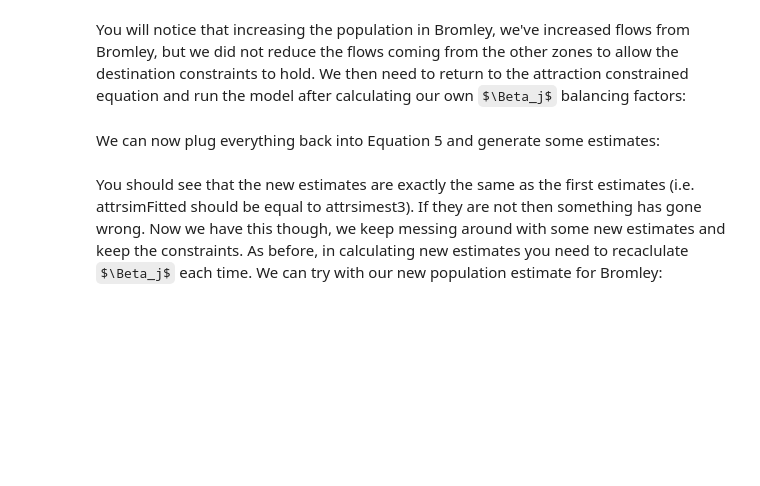
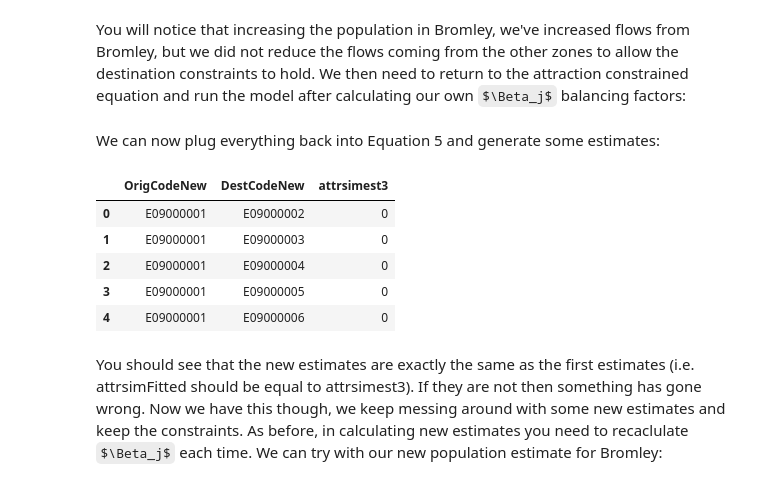
Before and after one commit to hawaiie-star/UrbanSimulation, a Jupyter notebook: Week 3/Practical/Urbsim_Prac_2_new.ipynb, the cells around one changed output. Cells and saved outputs as stored; diff of their text form; code cells hidden in the pictures; some formulas as TeX source; blank space fills up the shorter version.

```diff
--- a/Week 3/Practical/Urbsim_Prac_2_new.ipynb
+++ b/Week 3/Practical/Urbsim_Prac_2_new.ipynb
@@ -608,27 +714,62 @@ You will notice that increasing the population in Bromley, we've increased flows
 # %%
 #calculate some new Oi^alpha and d_ij^beta values
 #called oi2_alpha and dist_beta
+Oi2_origpop_scenario["oi2_alpha"] = (
+    Oi2_origpop_scenario["Oi2_origpop_scenario"] ** alpha
+)
 
+Oi2_origpop_scenario["dist_beta"] = (
+    Oi2_origpop_scenario["Dist_safe"] ** beta
+)
 
 #calcualte the first stage of the Bj values
+Oi2_origpop_scenario["Bj1"] = (
+    Oi2_origpop_scenario["oi2_alpha"] *
+    Oi2_origpop_scenario["dist_beta"]
+)
 
 #now do the sum over all is bit
-
+Bj = (
+    Oi2_origpop_scenario
+    .groupby("DestCodeNew", as_index=False)
+    .agg({"Bj1": "sum"})
+)
 #now divide into 1
-
+Bj["B_j"] = 1 / Bj["Bj1"]
 #rename the column from Bj1 to B_j
-
+Bj = Bj.loc[:, ["DestCodeNew", "B_j"]]
 #and write the B_j values back into the dataframe
+Oi2_origpop_scenario = (
+    Oi2_origpop_scenario
+    .merge(Bj, on="DestCodeNew", how="left")
+)
 # %% [markdown]
 We can now plug everything back into Equation 5 and generate some estimates:
 # %%
 #to check that everything works, recreate the original estimates
 #using equation 5 above and assign to attrsimest3
-
+Oi2_origpop_scenario["attrsimest3"] = (
+    Oi2_origpop_scenario["B_j"] *
+    (Oi2_origpop_scenario["O_i"] ** alpha) *
+    (Oi2_origpop_scenario["Dist_safe"] ** beta)
+)
 
 #round
+Oi2_origpop_scenario["attrsimest3"] = (
+    Oi2_origpop_scenario["attrsimest3"]
+    .round()
+    .astype(int)
+)
 
 #check the head of the results
+Oi2_origpop_scenario[["OrigCodeNew", "DestCodeNew", "attrsimest3"]].head()
+# %% [output]
+|  | OrigCodeNew | DestCodeNew | attrsimest3 |
+| 0 | E09000001 | E09000002 | 0 |
+| 1 | E09000001 | E09000003 | 0 |
+| 2 | E09000001 | E09000004 | 0 |
+| 3 | E09000001 | E09000005 | 0 |
+| 4 | E09000001 | E09000006 | 0 |
 # %% [markdown]
 You should see that the new estimates are exactly the same as the first estimates (i.e. attrsimFitted should be equal to attrsimest3). If they are not then something has gone wrong. Now we have this though, we keep messing around with some new estimates and keep the constraints. As before, in calculating new estimates you need to recaclulate $\Beta_j$ each time. We can try with our new population estimate for Bromley:
 # %%
```
Also changed, not shown: parts of 20 cells of this notebook.
